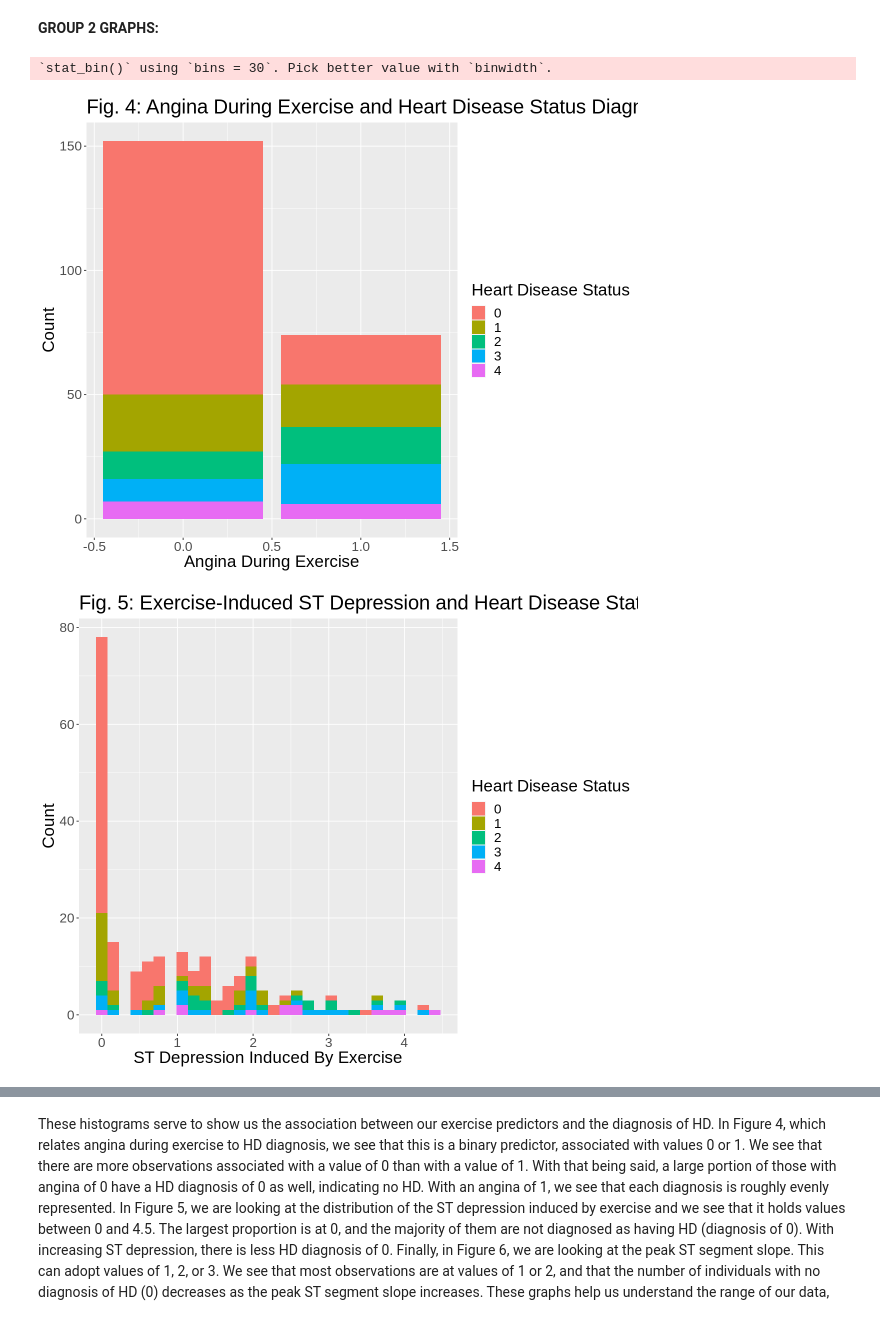
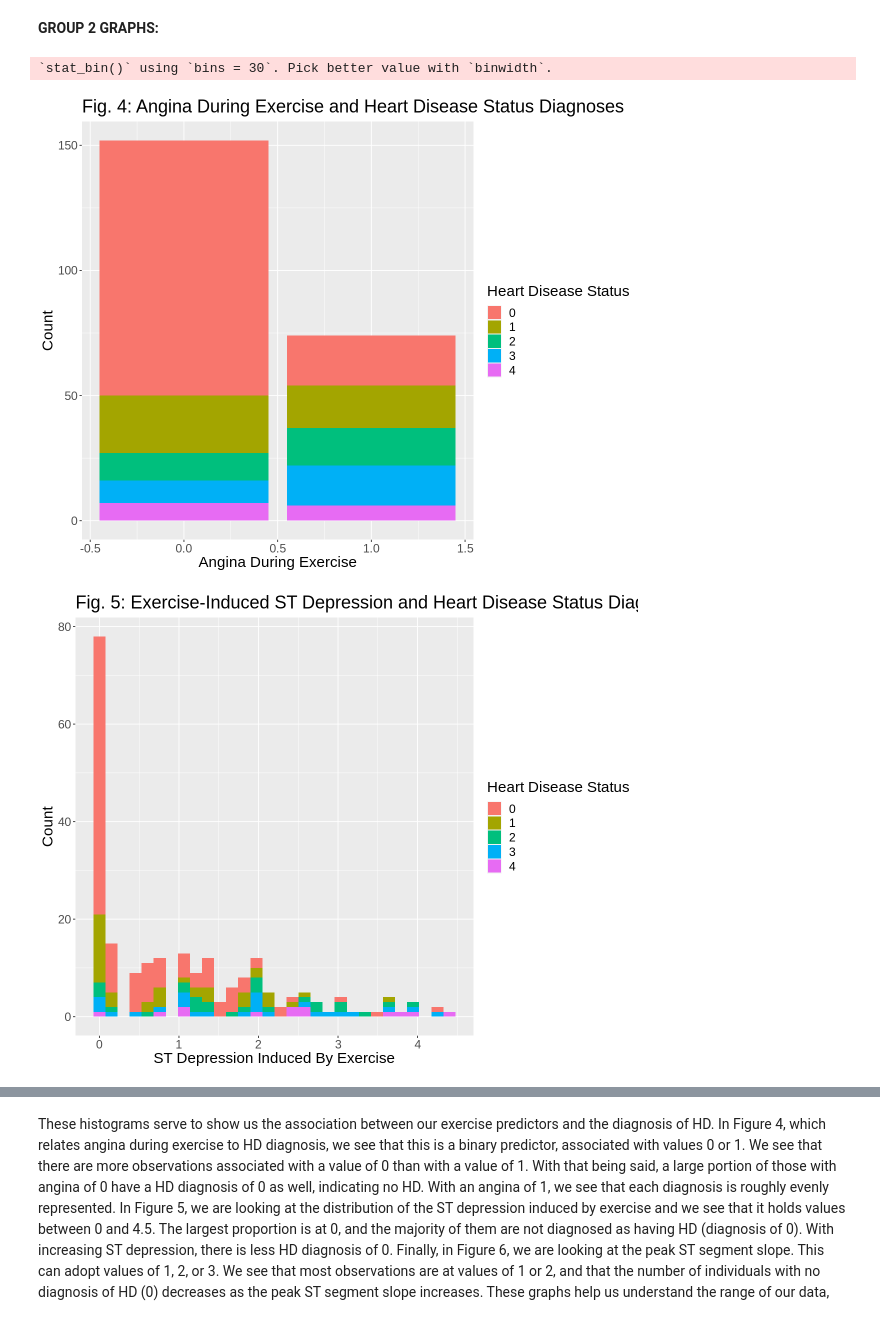
Before and after one commit to chenjerry623/DSCI100-Group17-Project, a Jupyter notebook: Group-17-Project.ipynb, the cells around one changed output, grey strips where cells are left out. Drawn from its saved outputs; the diff is of its cells as text; code cells hidden in the pictures.

```diff
--- a/Group-17-Project.ipynb
+++ b/Group-17-Project.ipynb
@@ -159,35 +160,35 @@ These histograms are important to show us the distribution of our predictors, an
 #Creating the plots to visualize the predictors in the second data set in relation to the severity of heart disease.
 #All of the titles in the plots and axes names are derived from the descriptions of the variables in (Detrano, n.d.).
 options(repr.plot.width = 10, repr.plot.height = 8)
 
 exercise_angina <- ggplot(exercise_train, aes(x = exercise_angina)) +
     ggtitle("Fig. 4: Angina During Exercise and Heart Disease Status Diagnoses") +
     geom_bar(aes(fill = result)) +
     xlab("Angina During Exercise") +
     ylab("Count") +
     labs(fill = "Heart Disease Status") +
-    theme(text = element_text(size = 20))
+    theme(text = element_text(size = 18))
 exercise_angina
 
 exercise_st_plot <- ggplot(exercise_train, aes(x = exercise_st)) +
 
     ggtitle("Fig. 5: Exercise-Induced ST Depression and Heart Disease Status Diagnoses") +
     geom_histogram(aes(fill = result)) +
     xlab("ST Depression Induced By Exercise") +
     ylab("Count") +
     labs(fill = "Heart Disease Status") +
-    theme(text = element_text(size = 20))
+    theme(text = element_text(size = 18))
 exercise_st_plot
 
 exercise_slope_plot <- ggplot(exercise_train, aes(x = exercise_slope)) +
     ggtitle("Fig. 6: Peak ST Segment Slope and Heart Disease Status Diagnoses") +
     geom_bar(aes(fill = result)) +
     xlab("Peak ST Segment Slope") +
     ylab("Count") +
     labs(fill = "Heart Disease Status") +
-    theme(text = element_text(size = 20))
+    theme(text = element_text(size = 18))
 exercise_slope_plot
 # %% [output]
 `stat_bin()` using `bins = 30`. Pick better value with `binwidth`.
-[figure, old version]
+[figure, new version]
-[figure, old version]
+[figure, new version]
```
Also changed, not shown: parts of 15 cells of this notebook.
